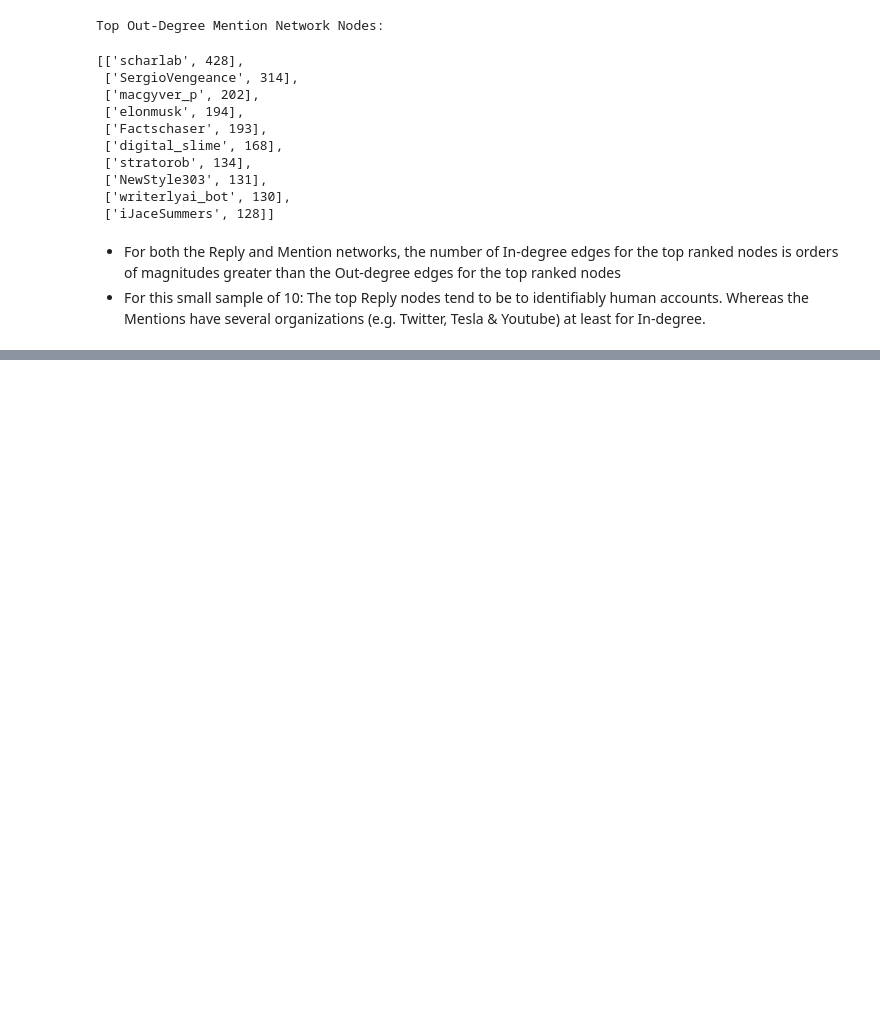
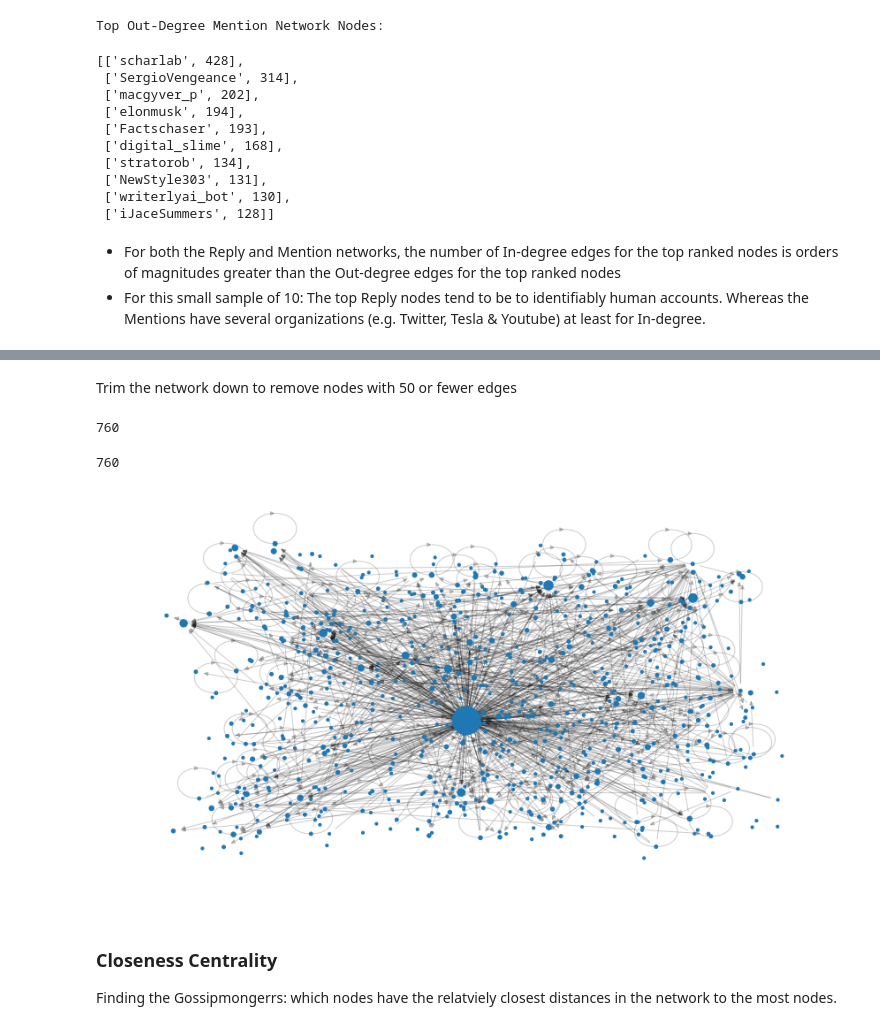
Before and after one commit to SmilodonCub/DATA620, a Jupyter notebook: Final_Project/Elongate_Twitter_Interaction_Networks.ipynb, the cells around one changed output, grey strips where cells are left out. Drawn from its saved outputs; the diff is of its cells as text; code cells hidden in the pictures; blank space fills up the shorter version.

Commit message:
in good place with elon graph networks might add ego network later

```diff
--- a/Final_Project/Elongate_Twitter_Interaction_Networks.ipynb
+++ b/Final_Project/Elongate_Twitter_Interaction_Networks.ipynb
@@ -276,0 +298,16 @@ Top Out-Degree Mention Network Nodes:
+# %%
+# trim by degree to remove isolated nodes
+
+def trim_degrees( g, degree=1 ):
+    d = nx.degree( g )
+    g2 = {}
+    for n in g.nodes():
+        if d[n] > degree:
+            g2[n]=d[n]
+    return g2
+# %%
+degrees = [ 1, 2, 5, 10, 25, 50 ]
+print( 'Un trimmed network: ',len(G_reply) )
+for d in degrees:
+    res = trim_degrees( G_reply, degree=d )
+    print( 'Trim degree', d, ': ',len(res) )
@@ -276,0 +322,31 @@ Top Out-Degree Mention Network Nodes:
+# %% [markdown]
+Trim the network down to remove nodes with 50 or fewer edges
+# %%
+indeg = G_reply.in_degree()
+keep_nodes = [n for (n,deg) in indeg if deg>50]
+sub_reply = G_reply.subgraph( keep_nodes )
+len( sub_reply )
+# %% [output]
+760
+# %%
+# generate a list of sizes for graph visualization
+subdeg = sub_reply.in_degree()
+subdeg = [deg*5+10 if deg else 10 for (n,deg) in subdeg]
+len( subdeg )
+# %% [output]
+760
+# %%
+fig, ax = plt.subplots(figsize=(15, 8))
+positions = nx.spectral_layout( res )
+nx.draw_networkx_nodes( sub_reply, positions, node_size = subdeg, label=None)
+nx.draw_networkx_edges( sub_reply, positions, alpha=0.2 )
+plt.axis('off')
+plt.show()
+# %% [output]
+[figure, added]
+# %% [markdown]
+<br>
+
+### Closeness Centrality
+
+Finding the Gossipmongerrs: which nodes have the relatviely closest distances in the network to the most nodes.
```
Also changed, not shown: parts of 16 cells of this notebook.
